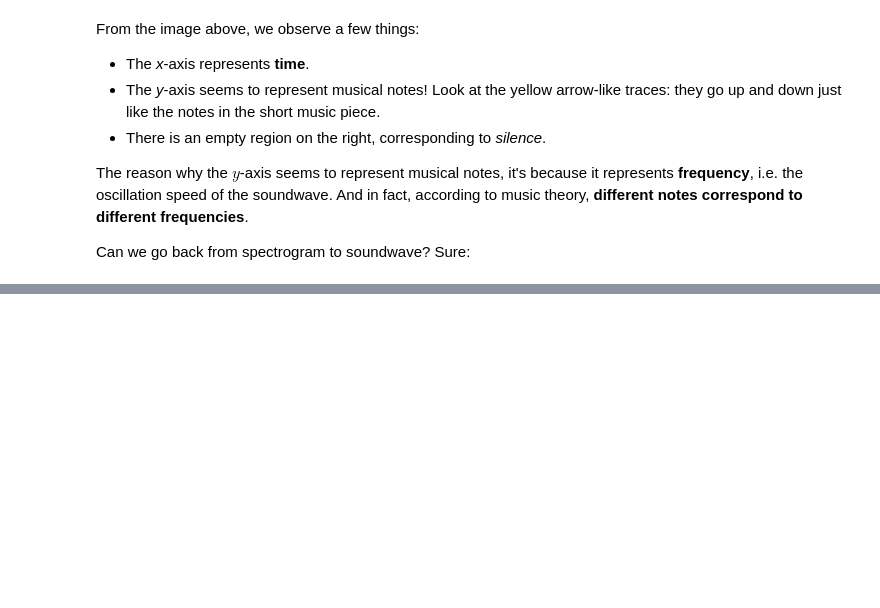
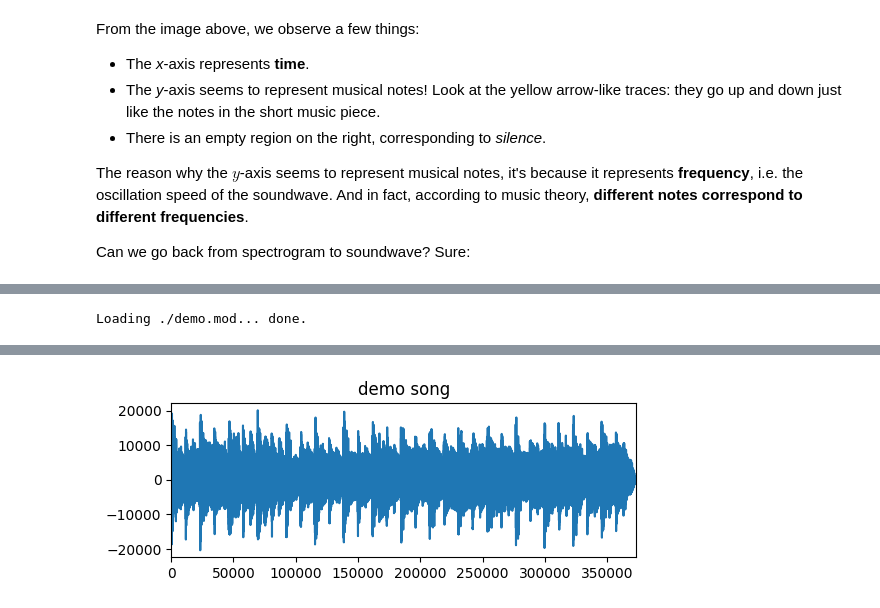
Before and after one commit to ML-MSAI-2024-hackathon/audio-processing-starter-kit, a Jupyter notebook: welcome.ipynb, the cells around one changed output, grey strips where cells are left out. Saved outputs shown, nothing was run; the diff lists cells and outputs as text; code cells hidden in the pictures; blank space fills up the shorter version.

Commit message:
- Added Composing song section in welcome notebook - Added song.py and modsong.py to load, edit and save .MOD files - Updated player - Added demo song

```diff
--- a/welcome.ipynb
+++ b/welcome.ipynb
@@ -149,0 +156,9 @@ The spectrogram transform is *invertible*. But it may be a better representation
+# %%
+from modsong import MODSong
+
+song = MODSong()
+song.load_from_file("./demo.mod")
+
+player(song, zoom=1., title="demo song")
+# %% [output]
+Loading ./demo.mod... done.
@@ -149,0 +166 @@ The spectrogram transform is *invertible*. But it may be a better representation
+[figure, added]
```
Also changed, not shown: parts of 6 cells of this notebook, 4 other files.
